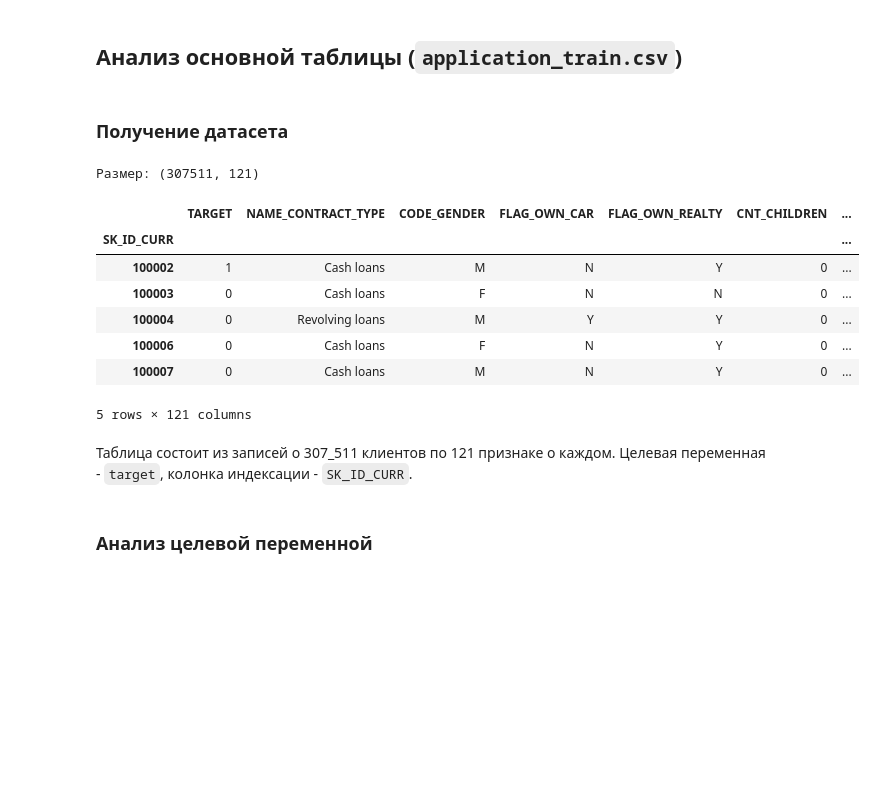
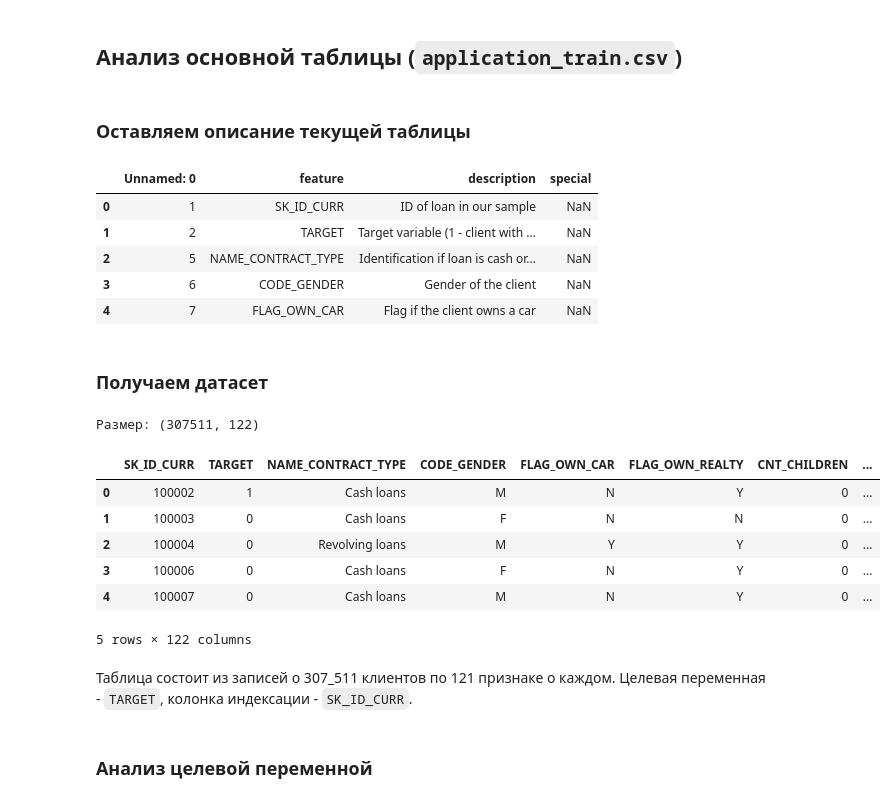
Before and after one commit to CondoR-R/university, a Jupyter notebook: интелектуальные_системы/practice/01_EDA.ipynb, the cells around one changed output. Drawn from its saved outputs; the diff is of its cells as text; code cells hidden in the pictures; blank space fills up the shorter version.

```diff
--- a/интелектуальные_системы/practice/01_EDA.ipynb
+++ b/интелектуальные_системы/practice/01_EDA.ipynb
@@ -77,23 +95,34 @@ data/raw/sample_submission.csv
 # %% [markdown]
 ## Анализ основной таблицы (`application_train.csv`)
+# %% [markdown]
+### Оставляем описание текущей таблицы
+# %%
+desc_app = desc[desc["table"] == 'application_{train|test}.csv'].drop('table', axis=1)
+desc_app.head()
+# %% [output]
+|  | Unnamed: 0 | feature | description | special |
+| 0 | 1 | SK_ID_CURR | ID of loan in our sample | NaN |
+| 1 | 2 | TARGET | Target variable (1 - client with ... | NaN |
+| 2 | 5 | NAME_CONTRACT_TYPE | Identification if loan is cash or... | NaN |
+| 3 | 6 | CODE_GENDER | Gender of the client | NaN |
+| 4 | 7 | FLAG_OWN_CAR | Flag if the client owns a car | NaN |
 # %% [markdown]
-### Получение датасета
+### Получаем датасет
 # %%
-df = pd.read_csv(PATH/'application_train.csv', index_col='SK_ID_CURR')
+df = pd.read_csv(PATH/'application_train.csv')
 print(f'Размер: {df.shape}')
 df.head()
 # %% [output]
-Размер: (307511, 121)
+Размер: (307511, 122)
-|  | TARGET | NAME_CONTRACT_TYPE | CODE_GENDER | FLAG_OWN_CAR | FLAG_OWN_REALTY | CNT_CHILDREN | ... |
-| SK_ID_CURR |  |  |  |  |  |  | ... |
-| 100002 | 1 | Cash loans | M | N | Y | 0 | ... |
-| 100003 | 0 | Cash loans | F | N | N | 0 | ... |
-| 100004 | 0 | Revolving loans | M | Y | Y | 0 | ... |
-| 100006 | 0 | Cash loans | F | N | Y | 0 | ... |
-| 100007 | 0 | Cash loans | M | N | Y | 0 | ... |
+|  | SK_ID_CURR | TARGET | NAME_CONTRACT_TYPE | CODE_GENDER | FLAG_OWN_CAR | FLAG_OWN_REALTY | CNT_CHILDREN | ... |
+| 0 | 100002 | 1 | Cash loans | M | N | Y | 0 | ... |
+| 1 | 100003 | 0 | Cash loans | F | N | N | 0 | ... |
+| 2 | 100004 | 0 | Revolving loans | M | Y | Y | 0 | ... |
+| 3 | 100006 | 0 | Cash loans | F | N | Y | 0 | ... |
+| 4 | 100007 | 0 | Cash loans | M | N | Y | 0 | ... |
-5 rows × 121 columns
+5 rows × 122 columns
 # %% [markdown]
-Таблица состоит из записей о 307_511 клиентов по 121 признаке о каждом. Целевая переменная - `target`, колонка индексации - `SK_ID_CURR`.
+Таблица состоит из записей о 307_511 клиентов по 121 признаке о каждом. Целевая переменная - `TARGET`, колонка индексации - `SK_ID_CURR`.
 # %% [markdown]
 ### Анализ целевой переменной
 # %% [markdown]
```
Also changed, not shown: parts of 8 cells of this notebook, 1 other file.
